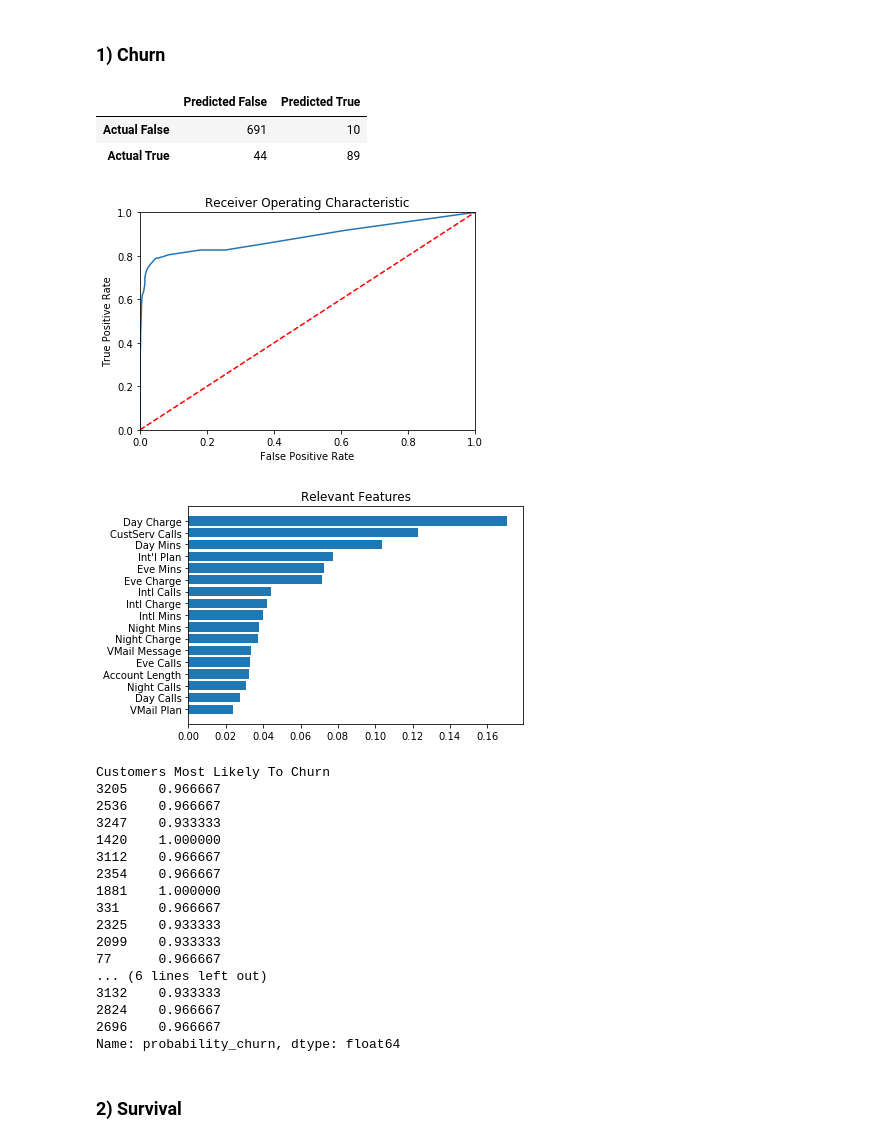
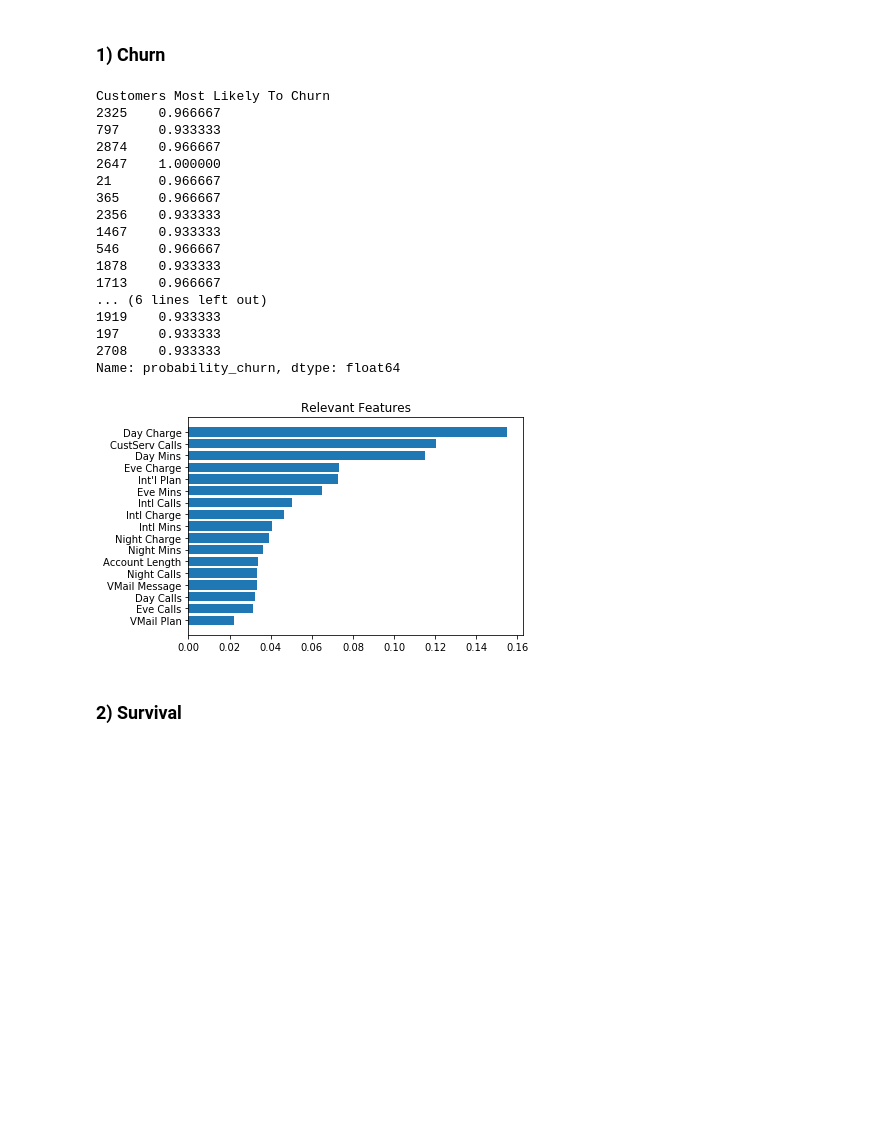
Before and after one commit to geoffreylink/Projects, a Jupyter notebook: 05 Statistical Methods/10 Common Use Cases for Business Analytics.ipynb, the cells around one changed output. Cells and saved outputs as stored; diff of their text form; code cells hidden in the pictures; blank space fills up the shorter version.

```diff
--- a/05 Statistical Methods/10 Common Use Cases for Business Analytics.ipynb
+++ b/05 Statistical Methods/10 Common Use Cases for Business Analytics.ipynb
@@ -5,74 +5,49 @@
 # %%
 import numpy as np
 import pandas as pd
 import matplotlib.pyplot as plt
-from sklearn.metrics import roc_curve
-from sklearn.metrics import confusion_matrix
 from sklearn.ensemble import RandomForestClassifier
 from sklearn.model_selection import train_test_split
 
 df                = pd.read_csv('churn.csv').drop(['Phone', 'Area Code', 'State'], axis=1)
 features          = df.drop(['Churn'], axis=1).columns
 df_train, df_test = train_test_split(df, test_size=0.25)
 
-clf               = RandomForestClassifier(n_estimators=30)
+clf           = RandomForestClassifier(n_estimators=30)
 clf.fit(df_train[features], df_train['Churn'])
-predictions       = clf.predict(df_test[features])
-probabilities     = clf.predict_proba(df_test[features])
-
-display(pd.DataFrame(
-                     confusion_matrix(df_test['Churn'], predictions),
-                     columns = ['Predicted False', 'Predicted True'],
-                     index   = ['Actual False'   , 'Actual True'   ]
-                    )
-       )
-
-plt.title('Receiver Operating Characteristic')
-plt.xlabel('False Positive Rate')
-plt.ylabel('True Positive Rate')
-false_positive_rate, true_positive_rate, threshold = roc_curve(df_test['Churn'], probabilities[:,1])
-plt.plot(false_positive_rate, true_positive_rate)
-plt.plot([0, 1], [0, 1],'r--')
-plt.xlim([0, 1])
-plt.ylim([0, 1])
-plt.show()
+probabilities = clf.predict_proba(df_test[features])
 
 plt.title('Relevant Features')
 df_f           = pd.DataFrame(clf.feature_importances_, columns=['importance'])
 df_f['labels'] = features
 df_f.sort_values('importance', inplace=True, ascending=True)
 index          = np.arange(len(clf.feature_importances_))
-plt.barh(index, df_f['importance'])
-plt.yticks(index, df_f['labels'])
-plt.show()
+plt.barh(  index, df_f['importance'])
+plt.yticks(index, df_f['labels']    )
 
 print('Customers Most Likely To Churn')
 df_copy = df_test.copy()
 df_copy['probability_churn'] = probabilities[:, 1]
 print(df_copy[df_copy['probability_churn'] > 0.9]['probability_churn'])
 # %% [output]
-|  | Predicted False | Predicted True |
-| Actual False | 691 | 10 |
-| Actual True | 44 | 89 |
+Customers Most Likely To Churn
+2325    0.966667
+797     0.933333
+2874    0.966667
+2647    1.000000
+21      0.966667
+365     0.966667
+2356    0.933333
+1467    0.933333
+546     0.966667
+1878    0.933333
+1713    0.966667
+... (6 lines left out)
+1919    0.933333
+197     0.933333
+2708    0.933333
+Name: probability_churn, dtype: float64
-[figure, old version]
+[figure, new version]
-[figure, removed]
-Customers Most Likely To Churn
-3205    0.966667
-2536    0.966667
-3247    0.933333
-1420    1.000000
-3112    0.966667
-2354    0.966667
-1881    1.000000
-331     0.966667
-2325    0.933333
-2099    0.933333
-77      0.966667
-... (6 lines left out)
-3132    0.933333
-2824    0.966667
-2696    0.966667
-Name: probability_churn, dtype: float64
 # %% [markdown]
 ### 2) Survival
 # %%
```
Also changed, not shown: parts of 113 cells of this notebook.
